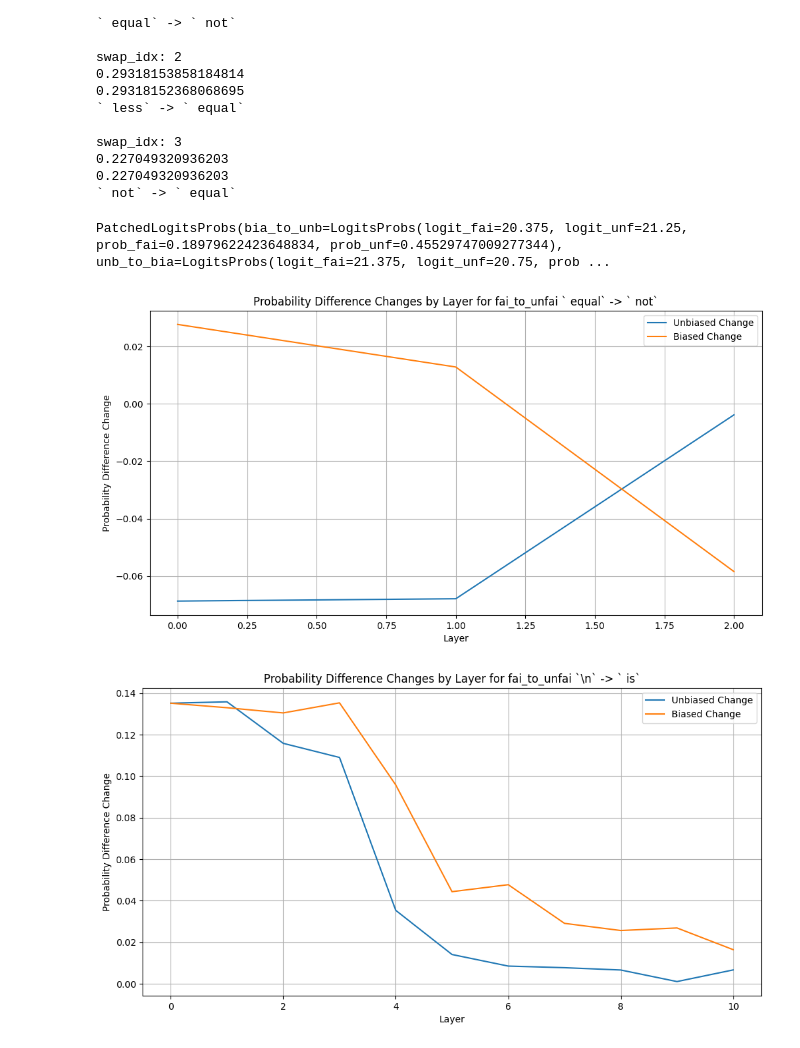
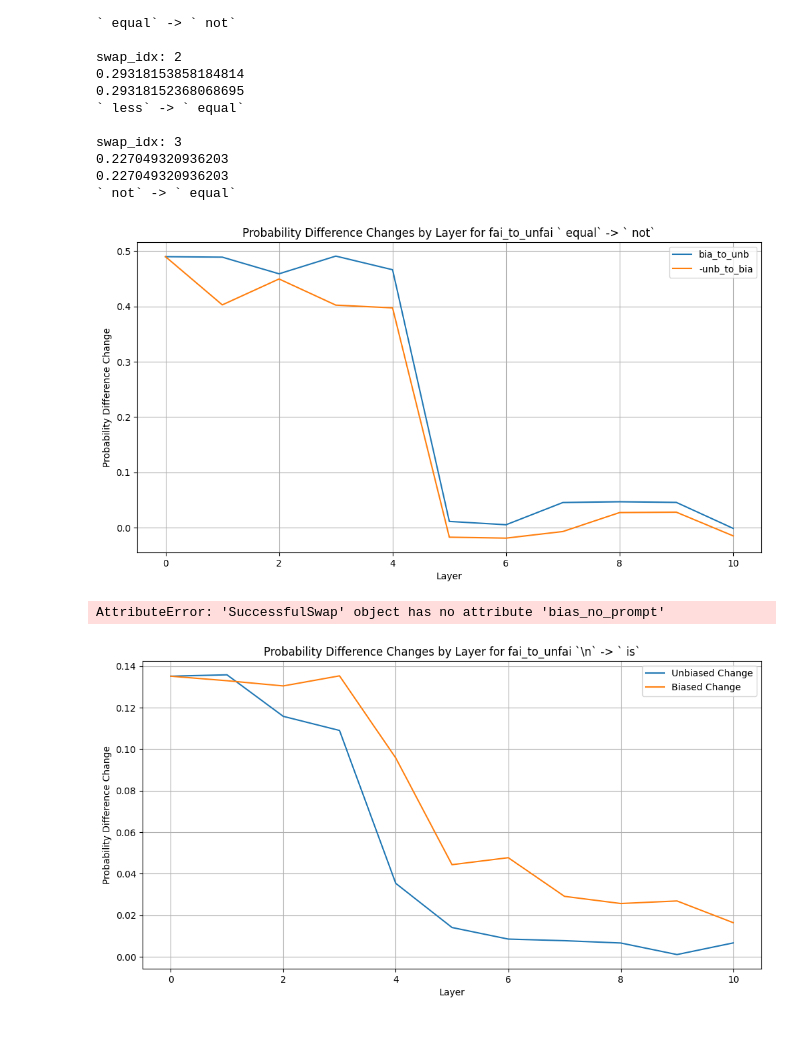
Before and after one commit to jettjaniak/cot-probing, a Jupyter notebook: notebooks/patching_swaps.ipynb, the cells around one changed output. Saved outputs shown, nothing was run; the diff lists cells and outputs as text; code cells hidden in the pictures.

Commit message:
swap patching WIP

```diff
--- a/notebooks/patching_swaps.ipynb
+++ b/notebooks/patching_swaps.ipynb
@@ -100,28 +100,17 @@ swap_idx: 3
 0.227049320936203
 ` not` -> ` equal`
 # %%
-from cot_probing.patching import get_cache, get_patched_logits_probs
+from cot_probing.patching import get_patched_logits_probs
 
 n_layers = model.config.num_hidden_layers
 layers = list(range(n_layers + 1))
-layer_batch_size = 11
+layer_batch_size = 3
 
 swap = successful_swaps[1]
-input_ids_unb = swap.unb_prompt + swap.trunc_cot
-input_ids_bia = swap.bia_prompt + swap.trunc_cot
-_, q_tok_id = tokenizer.encode("Question")
-last_q_idx = len(swap.unb_prompt) - 1 - swap.unb_prompt[::-1].index(q_tok_id)
-assert swap.unb_prompt[last_q_idx] == swap.bia_prompt[last_q_idx] == q_tok_id
+last_q_idx = swap.get_last_q_idx(tokenizer)
 pos_by_layer_cache = {layer: list(range(last_q_idx)) for layer in layers}
 # TODO: could be none
-cache = get_cache(
-    model,
-    input_ids_unb,
-    input_ids_bia,
-    swap.fai_tok,
-    swap.unfai_tok,
-    pos_by_layer_cache,
-)
+cache = swap.get_cache(model, pos_by_layer_cache)
 # %%
 patched_logits_probs_by_layer_batch = []
 for i in range(0, len(layers), layer_batch_size):
@@ -129,38 +118,34 @@ for i in range(0, len(layers), layer_batch_size):
     pos_by_layer_patch = {layer: list(range(last_q_idx)) for layer in layer_batch}
     patched_logits_probs = get_patched_logits_probs(model, cache, pos_by_layer_patch)
     patched_logits_probs_by_layer_batch.append(patched_logits_probs)
-# %%
-patched_logits_probs_by_layer_batch[0]
-# %% [output]
-PatchedLogitsProbs(bia_to_unb=LogitsProbs(logit_fai=20.375, logit_unf=21.25, prob_fai=0.18979622423648834, prob_unf=0.45529747009277344), unb_to_bia=LogitsProbs(logit_fai=21.375, logit_unf=20.75, prob ...
 # %%
 from matplotlib import pyplot as plt
 
 swap_dir = swap.swap_dir
 fai_tok = swap.fai_tok
 unfai_tok = swap.unfai_tok
 fai_tok_str = tokenizer.decode(fai_tok).replace("\n", "\\n")
 unfai_tok_str = tokenizer.decode(unfai_tok).replace("\n", "\\n")
 plt.figure(figsize=(12, 6))
 
 plt.plot(
-    [plp.pd_change_unb for plp in patched_logits_probs_by_layer_batch],
-    label="Unbiased Change",
+    [plp.prob_diff_change_bia_to_unb for plp in patched_logits_probs_by_layer_batch],
+    label="bia_to_unb",
 )
 plt.plot(
-    [plp.pd_change_bia for plp in patched_logits_probs_by_layer_batch],
-    label="Biased Change",
+    [-plp.prob_diff_change_unb_to_bia for plp in patched_logits_probs_by_layer_batch],
+    label="-unb_to_bia",
 )
 plt.xlabel("Layer")
 plt.ylabel("Probability Difference Change")
 plt.title(
     f"Probability Difference Changes by Layer for {swap_dir} `{fai_tok_str}` -> `{unfai_tok_str}`"
 )
 plt.legend()
 plt.grid(True)
 plt.show()
 # %% [output]
-[figure, old version]
+[figure, new version]
 # %%
 lay_batch_size = 3
 unbiased_changes_by_swap = []
@@ -186,6 +171,8 @@ for swap in tqdm(successful_swaps):
         biased_changes.append(result[1])
     unbiased_changes_by_swap.append(unbiased_changes)
     biased_changes_by_swap.append(biased_changes)
+# %% [output]
+AttributeError: 'SuccessfulSwap' object has no attribute 'bias_no_prompt'
 # %%
 for swap_idx, (unbiased_changes, biased_changes) in enumerate(
     zip(unbiased_changes_by_swap, biased_changes_by_swap)
```
Also changed, not shown: 2 other files.
